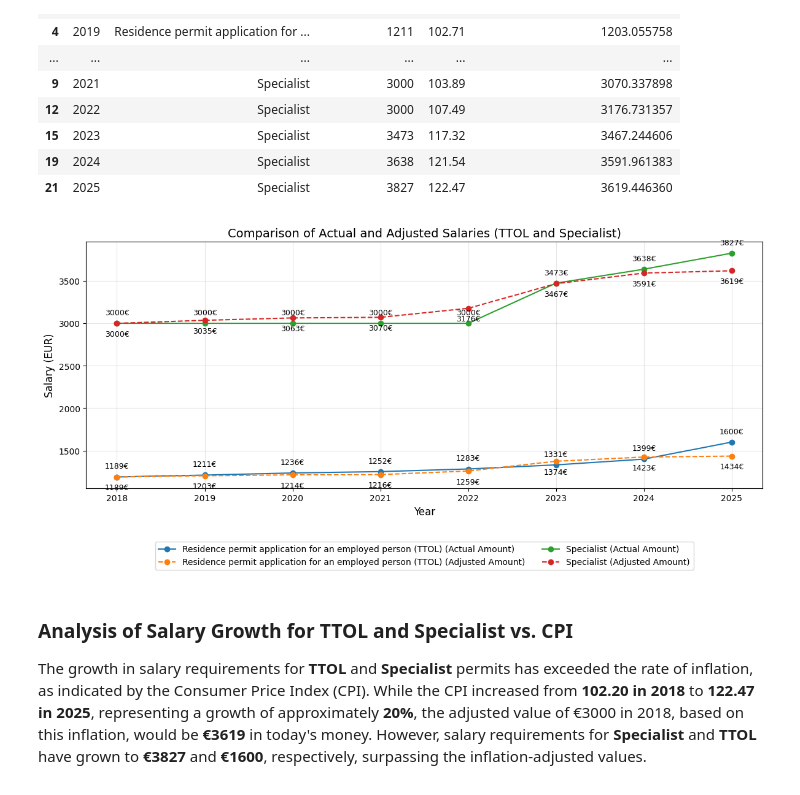
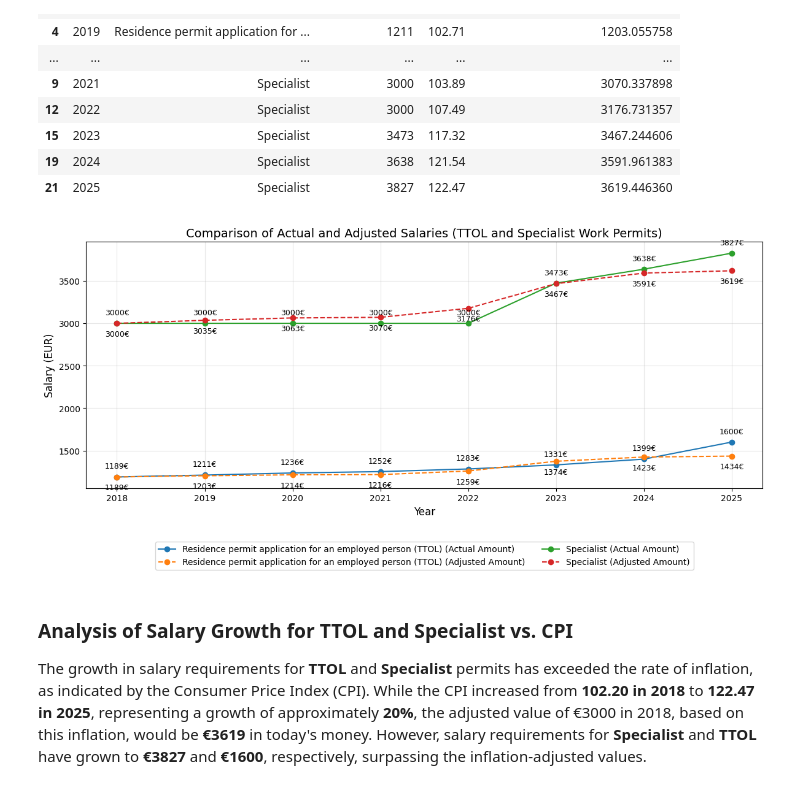
Before and after one commit to armanatory/DATA-MigriAnalysis, a Jupyter notebook: notebooks/Migri_Salary_Comparison_2018_2025.ipynb, the cells around one changed output. Drawn from its saved outputs; the diff is of its cells as text; code cells hidden in the pictures.

```diff
--- a/notebooks/Migri_Salary_Comparison_2018_2025.ipynb
+++ b/notebooks/Migri_Salary_Comparison_2018_2025.ipynb
@@ -525,35 +525,35 @@ for permit_type in filtered_data['type_en'].unique():
     for _, row in permit_data.iterrows():
         plt.annotate(f"{int(row['Actual Amount'])}€", (row['year'], row['Actual Amount']),
                      textcoords="offset points", xytext=(0, 10), ha='center', fontsize=9)
 
     # Plot Adjusted Amount (based on CPI)
     plt.plot(
         permit_data['year'], permit_data['Adjusted Amount (based on CPI)'],
         label=f"{permit_type} (Adjusted Amount)", marker='o', linestyle='--'
     )
 
     # Annotate Adjusted Amount
     for _, row in permit_data.iterrows():
         plt.annotate(f"{int(row['Adjusted Amount (based on CPI)'])}€",
                      (row['year'], row['Adjusted Amount (based on CPI)']),
                      textcoords="offset points", xytext=(0, -15), ha='center', fontsize=9)
 
 # Add labels, legend, and title
-plt.title('Comparison of Actual and Adjusted Salaries (TTOL and Specialist)', fontsize=14)
+plt.title('Comparison of Actual and Adjusted Salaries (TTOL and Specialist Work Permits)', fontsize=14)
 plt.xlabel('Year', fontsize=12)
 plt.ylabel('Salary (EUR)', fontsize=12)
 
 # Position legend below the plot
 plt.legend(loc='upper center', bbox_to_anchor=(0.5, -0.2), fontsize=10, ncol=2)
 
 # Add grid and adjust layout
 plt.grid(alpha=0.3)
 plt.tight_layout()
 
 # Show the plot
 plt.show()
 # %% [output]
-[figure, old version]
+[figure, new version]
 # %% [markdown]
 ### Analysis of Salary Growth for TTOL and Specialist vs. CPI
 
```
